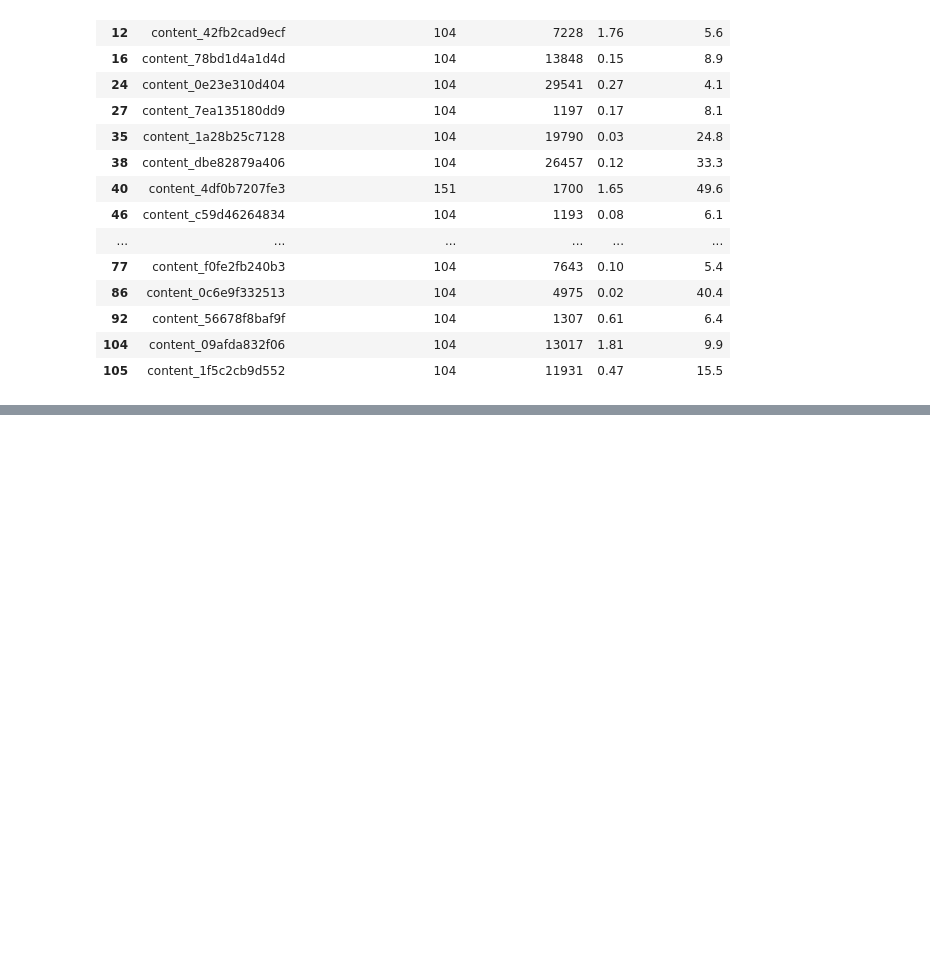
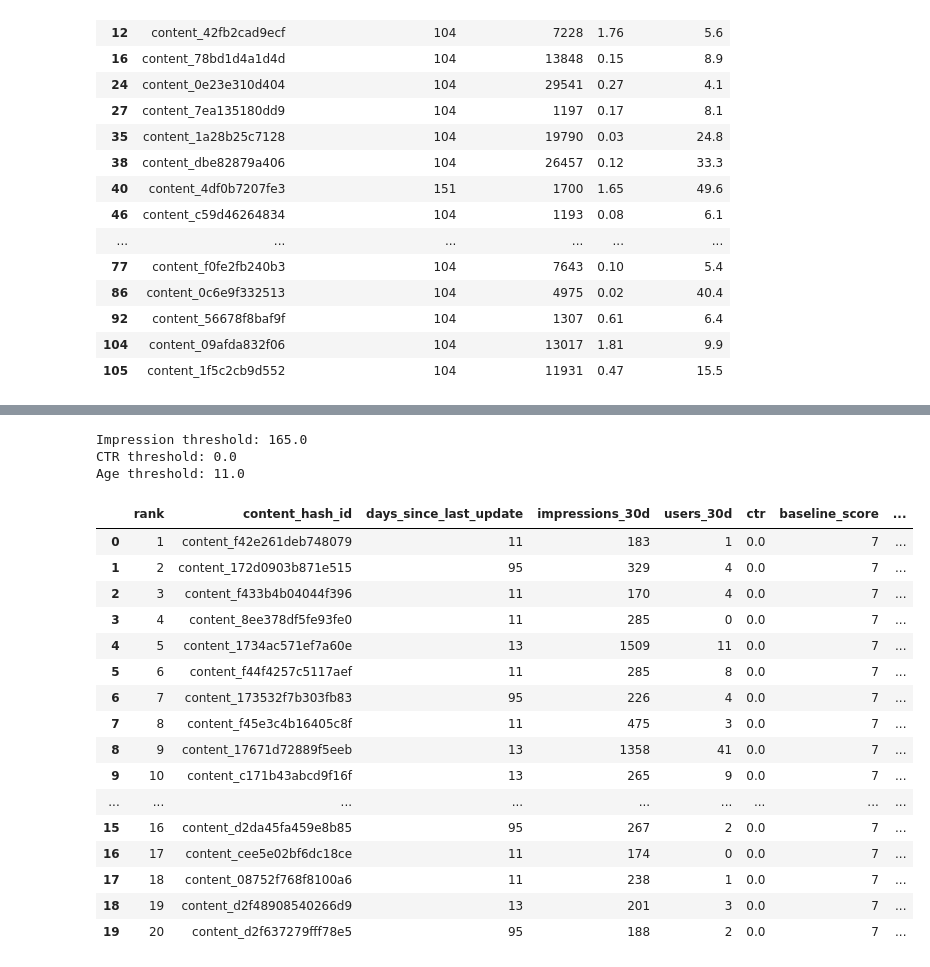
Before and after one commit to SAJLENDRAPANDEY/flyrank-ml-internship-starter, a Jupyter notebook: notebooks/capstone_content_refresh.ipynb, the cells around one changed output, grey strips where cells are left out. Saved outputs shown, nothing was run; the diff lists cells and outputs as text; code cells hidden in the pictures; blank space fills up the shorter version.

```diff
--- a/notebooks/capstone_content_refresh.ipynb
+++ b/notebooks/capstone_content_refresh.ipynb
@@ -417,0 +1185,68 @@ Old + above-median visibility: 5992
+# %%
+imp_threshold = dataset["impressions_30d"].quantile(0.75)
+ctr_threshold = dataset["ctr"].quantile(0.25)
+age_threshold = dataset["days_since_last_update"].quantile(0.75)
+
+print("Impression threshold:", imp_threshold)
+print("CTR threshold:", ctr_threshold)
+print("Age threshold:", age_threshold)
+# %% [output]
+Impression threshold: 165.0
+CTR threshold: 0.0
+Age threshold: 11.0
+# %%
+dataset["stale"] = (
+    dataset["days_since_last_update"] >= age_threshold
+).astype(int)
+
+dataset["high_visibility"] = (
+    dataset["impressions_30d"] >= imp_threshold
+).astype(int)
+
+dataset["low_ctr"] = (
+    dataset["ctr"] <= ctr_threshold
+).astype(int)
+# %%
+dataset["baseline_score"] = (
+    dataset["stale"] * 3
+    + dataset["high_visibility"] * 2
+    + dataset["low_ctr"] * 2
+)
+# %%
+ranked = dataset.sort_values(
+    "baseline_score",
+    ascending=False
+).reset_index(drop=True)
+
+ranked["rank"] = ranked.index + 1
+
+ranked[
+    [
+        "rank",
+        "content_hash_id",
+        "days_since_last_update",
+        "impressions_30d",
+        "users_30d",
+        "ctr",
+        "baseline_score",
+        "decline_label"
+    ]
+].head(20)
+# %% [output]
+|  | rank | content_hash_id | days_since_last_update | impressions_30d | users_30d | ctr | baseline_score | ... |
+| 0 | 1 | content_f42e261deb748079 | 11 | 183 | 1 | 0.0 | 7 | ... |
+| 1 | 2 | content_172d0903b871e515 | 95 | 329 | 4 | 0.0 | 7 | ... |
+| 2 | 3 | content_f433b4b04044f396 | 11 | 170 | 4 | 0.0 | 7 | ... |
+| 3 | 4 | content_8ee378df5fe93fe0 | 11 | 285 | 0 | 0.0 | 7 | ... |
+| 4 | 5 | content_1734ac571ef7a60e | 13 | 1509 | 11 | 0.0 | 7 | ... |
+| 5 | 6 | content_f44f4257c5117aef | 11 | 285 | 8 | 0.0 | 7 | ... |
+| 6 | 7 | content_173532f7b303fb83 | 95 | 226 | 4 | 0.0 | 7 | ... |
+| 7 | 8 | content_f45e3c4b16405c8f | 11 | 475 | 3 | 0.0 | 7 | ... |
+| 8 | 9 | content_17671d72889f5eeb | 13 | 1358 | 41 | 0.0 | 7 | ... |
+| 9 | 10 | content_c171b43abcd9f16f | 13 | 265 | 9 | 0.0 | 7 | ... |
+| ... | ... | ... | ... | ... | ... | ... | ... | ... |
+| 15 | 16 | content_d2da45fa459e8b85 | 95 | 267 | 2 | 0.0 | 7 | ... |
+| 16 | 17 | content_cee5e02bf6dc18ce | 11 | 174 | 0 | 0.0 | 7 | ... |
+| 17 | 18 | content_08752f768f8100a6 | 11 | 238 | 1 | 0.0 | 7 | ... |
+| 18 | 19 | content_d2f48908540266d9 | 13 | 201 | 3 | 0.0 | 7 | ... |
+| 19 | 20 | content_d2f637279fff78e5 | 95 | 188 | 2 | 0.0 | 7 | ... |
```
Also changed, not shown: parts of 104 cells of this notebook.
